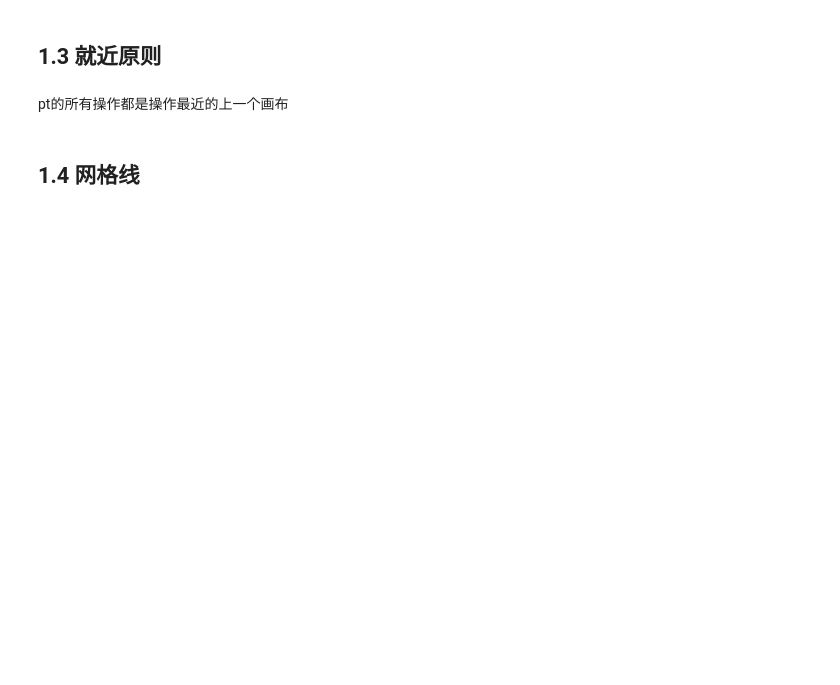
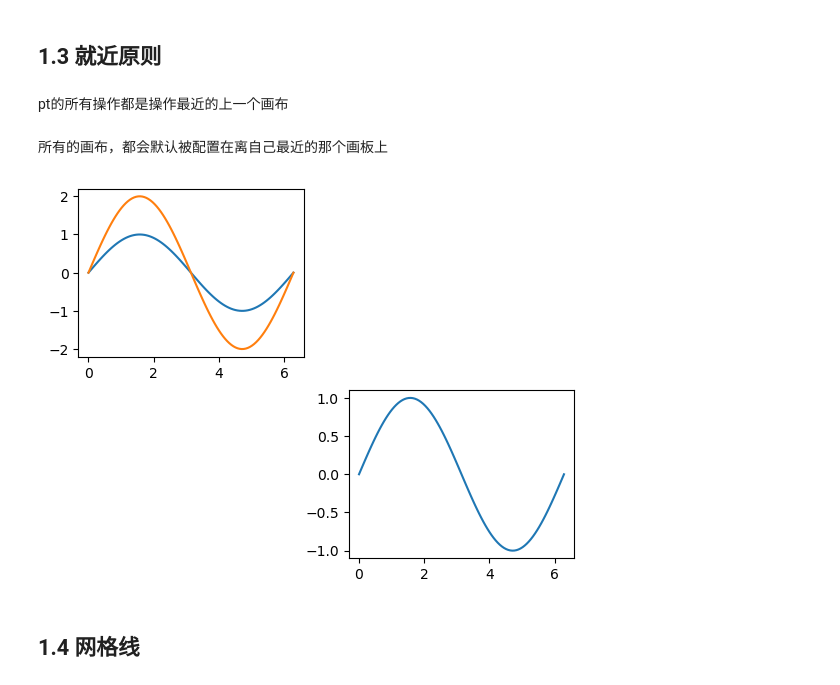
Before and after one commit to Leecoin49/StudyNote, a Jupyter notebook: LLM/AILLM_Luffy/1.Python/第21章Matplotlib/1.Matplotlib绘图.ipynb, the cells around one changed output. Cells and saved outputs as stored; diff of their text form; code cells hidden in the pictures; blank space fills up the shorter version.

```diff
--- a/LLM/AILLM_Luffy/1.Python/第21章Matplotlib/1.Matplotlib绘图.ipynb
+++ b/LLM/AILLM_Luffy/1.Python/第21章Matplotlib/1.Matplotlib绘图.ipynb
@@ -45,5 +61,28 @@ import pandas as pd
 ## 1.3 就近原则
 # %% [markdown]
 pt的所有操作都是操作最近的上一个画布
+# %% [markdown]
+所有的画布，都会默认被配置在离自己最近的那个画板上
+# %%
+x = np.linspace(0, 2 * np.pi, 100)
+y = np.sin(x)
+# %%
+#不需要显示的构造一个画板对象，如果没有画板，matplotlib会自动帮我们构造一个画板
+#figure=plt.figure()
+axes1=plt.subplot(2,2,1)
+
+# 绘制线型图的方法
+# plt绘图，在没有指定画布的时候，会就近选择离自己最近的画布去进行绘制
+plt.plot(x, y)
+
+axes2=plt.subplot(2,2,4)
+
+#指定一个画布，绘制图像(而像对象风格)
+axes2.plot(x, y)
+axes1.plot(x, 2 * y)
+
+plt.show()
+# %% [output]
+[figure, added]
 # %% [markdown]
 ## 1.4 网格线
```
Also changed, not shown: parts of 70 cells of this notebook, 1 other file.
